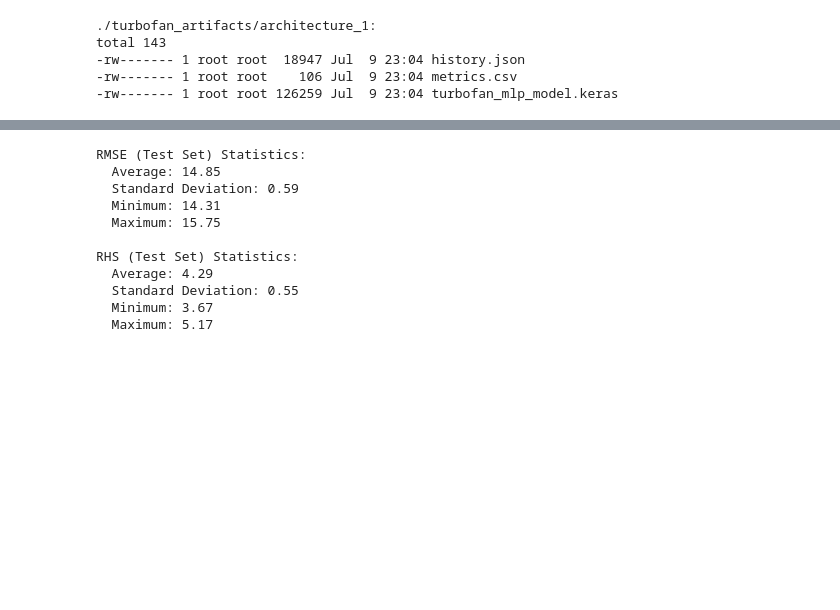
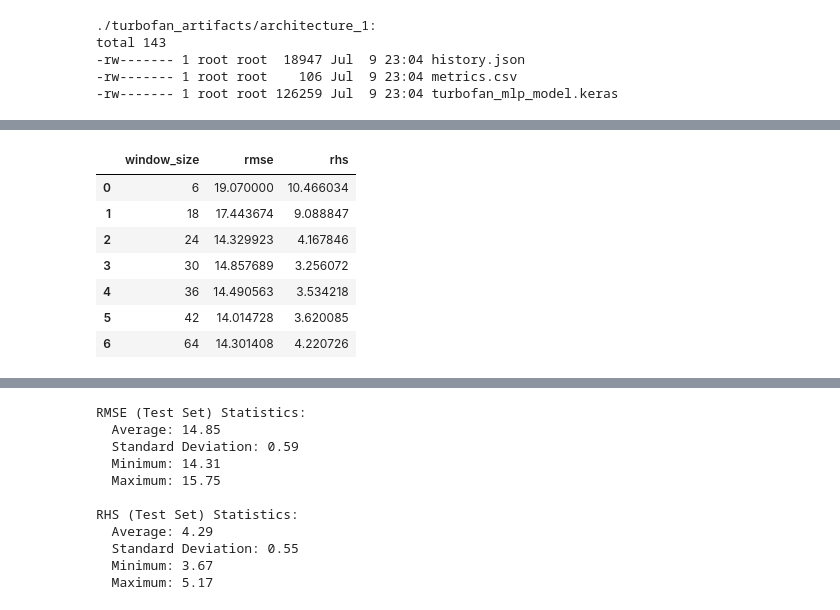
Before and after one commit to daviseemann/turbofan-rul-prediction-cmapss, a Jupyter notebook: notebooks/MLP-3-outras-janelas.ipynb, the cells around one changed output, grey strips where cells are left out. Saved outputs shown, nothing was run; the diff lists cells and outputs as text; code cells hidden in the pictures; blank space fills up the shorter version.

```diff
--- a/notebooks/MLP-3-outras-janelas.ipynb
+++ b/notebooks/MLP-3-outras-janelas.ipynb
@@ -744,0 +796,12 @@ TESTE — RHS  4 seeds = 4.29 ± 0.55
+# %%
+results_df = pd.DataFrame(results).sort_values("window_size")
+display(results_df)
+# %% [output]
+|  | window_size | rmse | rhs |
+| 0 | 6 | 19.070000 | 10.466034 |
+| 1 | 18 | 17.443674 | 9.088847 |
+| 2 | 24 | 14.329923 | 4.167846 |
+| 3 | 30 | 14.857689 | 3.256072 |
+| 4 | 36 | 14.490563 | 3.534218 |
+| 5 | 42 | 14.014728 | 3.620085 |
+| 6 | 64 | 14.301408 | 4.220726 |
```
Also changed, not shown: parts of 8 cells of this notebook.
